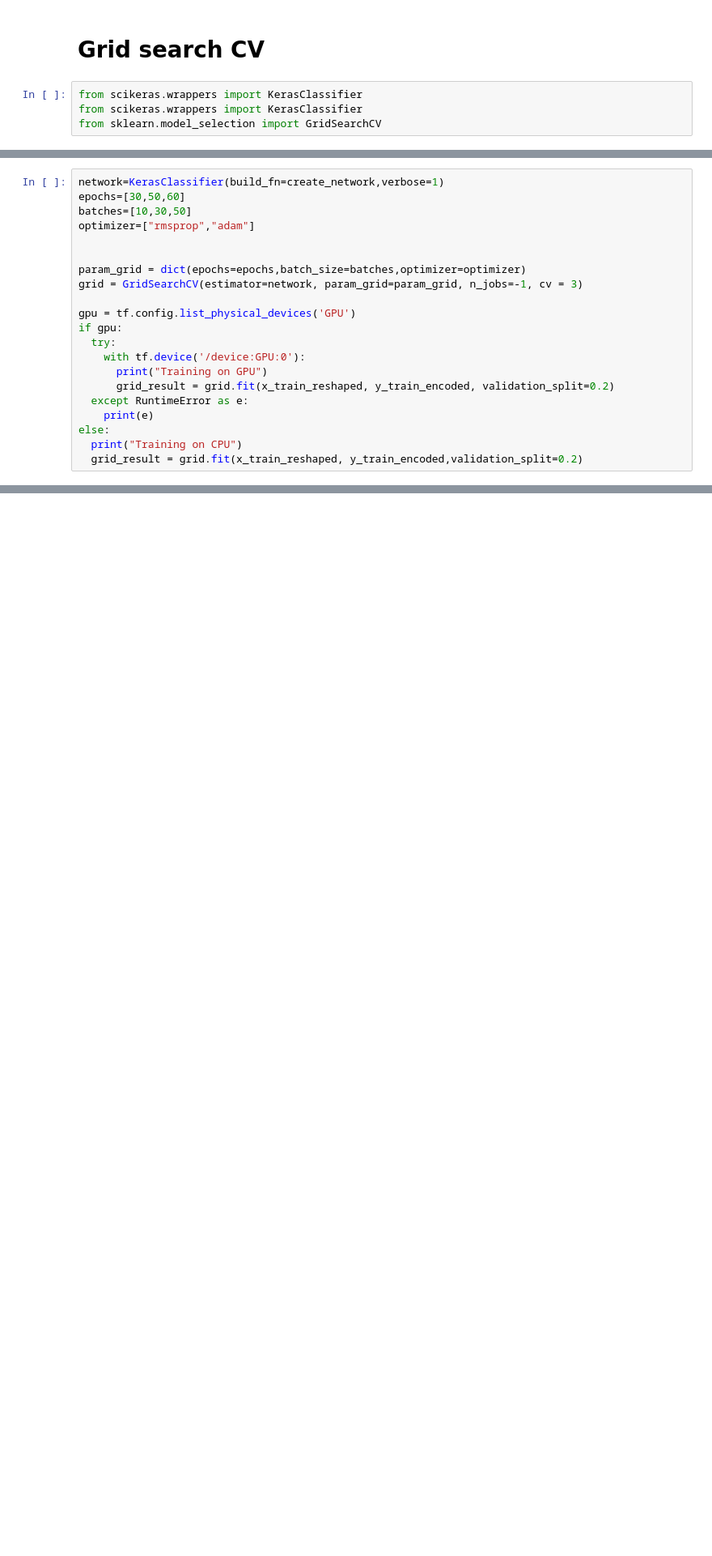
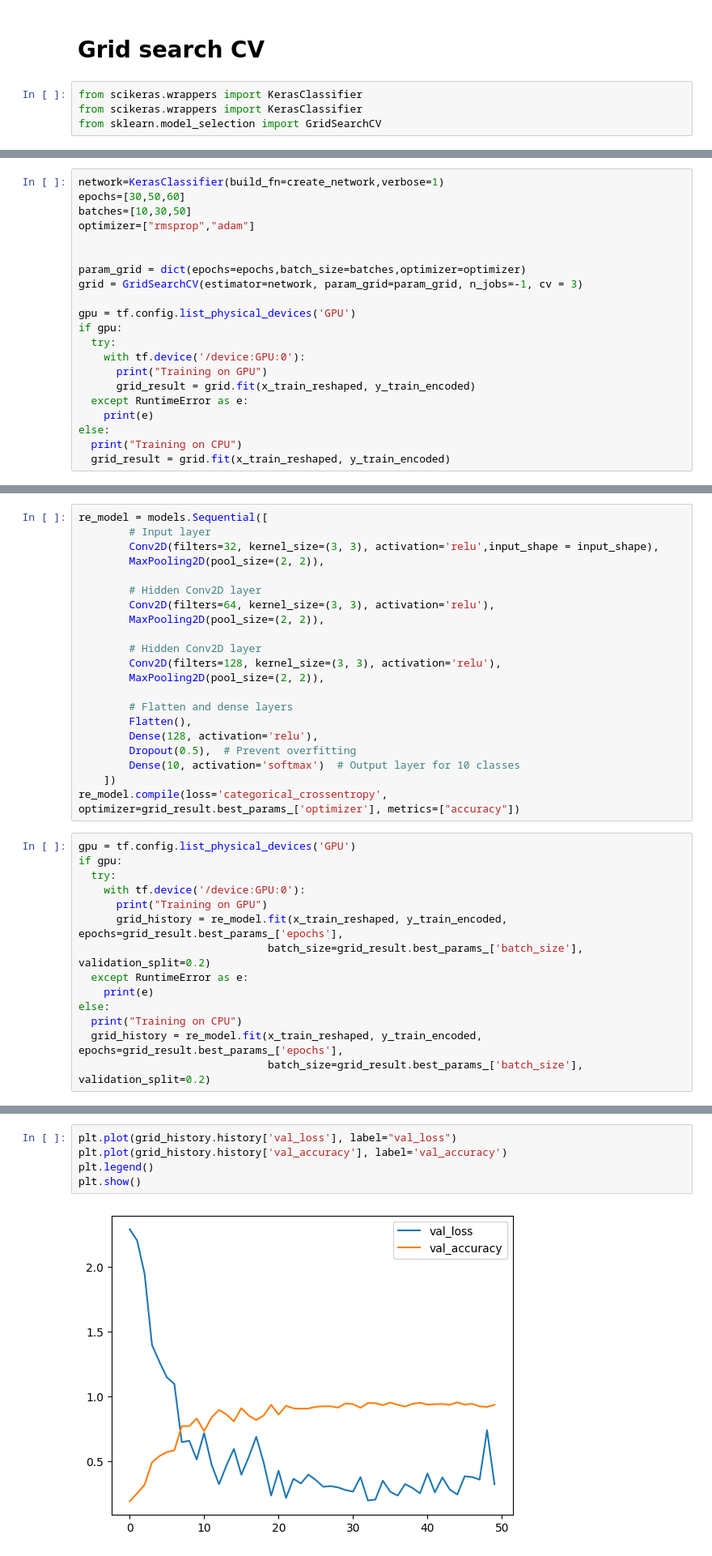
Before and after one commit to Yanaput/EGCI463-pattern-recognition-project, a Jupyter notebook: nsynth_CNN.ipynb, the cells around one changed output, grey strips where cells are left out. Shown: that part at 81% size. Saved outputs shown, nothing was run; the diff lists cells and outputs as text; blank space fills up the shorter version.

```diff
--- a/nsynth_CNN.ipynb
+++ b/nsynth_CNN.ipynb
@@ -328,12 +340,12 @@ if gpu:
   try:
     with tf.device('/device:GPU:0'):
       print("Training on GPU")
-      grid_result = grid.fit(x_train_reshaped, y_train_encoded, validation_split=0.2)
+      grid_result = grid.fit(x_train_reshaped, y_train_encoded)
   except RuntimeError as e:
     print(e)
 else:
   print("Training on CPU")
-  grid_result = grid.fit(x_train_reshaped, y_train_encoded,validation_split=0.2)
+  grid_result = grid.fit(x_train_reshaped, y_train_encoded)
 # %% [output]
 Training on GPU
 Creating network
@@ -499,0 +509,35 @@ recall_score(y_test, predicted_classes, average='macro')
+# %%
+re_model = models.Sequential([
+        # Input layer
+        Conv2D(filters=32, kernel_size=(3, 3), activation='relu',input_shape = input_shape),
+        MaxPooling2D(pool_size=(2, 2)),
+
+        # Hidden Conv2D layer
+        Conv2D(filters=64, kernel_size=(3, 3), activation='relu'),
+        MaxPooling2D(pool_size=(2, 2)),
+
+        # Hidden Conv2D layer
+        Conv2D(filters=128, kernel_size=(3, 3), activation='relu'),
+        MaxPooling2D(pool_size=(2, 2)),
+
+        # Flatten and dense layers
+        Flatten(),
+        Dense(128, activation='relu'),
+        Dropout(0.5),  # Prevent overfitting
+        Dense(10, activation='softmax')  # Output layer for 10 classes
+    ])
+re_model.compile(loss='categorical_crossentropy', optimizer=grid_result.best_params_['optimizer'], metrics=["accuracy"])
+# %%
+gpu = tf.config.list_physical_devices('GPU')
+if gpu:
+  try:
+    with tf.device('/device:GPU:0'):
+      print("Training on GPU")
+      grid_history = re_model.fit(x_train_reshaped, y_train_encoded, epochs=grid_result.best_params_['epochs'],
+                              batch_size=grid_result.best_params_['batch_size'], validation_split=0.2)
+  except RuntimeError as e:
+    print(e)
+else:
+  print("Training on CPU")
+  grid_history = re_model.fit(x_train_reshaped, y_train_encoded, epochs=grid_result.best_params_['epochs'],
+                              batch_size=grid_result.best_params_['batch_size'], validation_split=0.2)
@@ -499,0 +562,7 @@ recall_score(y_test, predicted_classes, average='macro')
+# %%
+plt.plot(grid_history.history['val_loss'], label="val_loss")
+plt.plot(grid_history.history['val_accuracy'], label='val_accuracy')
+plt.legend()
+plt.show()
+# %% [output]
+[figure, added]
```
Also changed, not shown: parts of 38 cells of this notebook.
